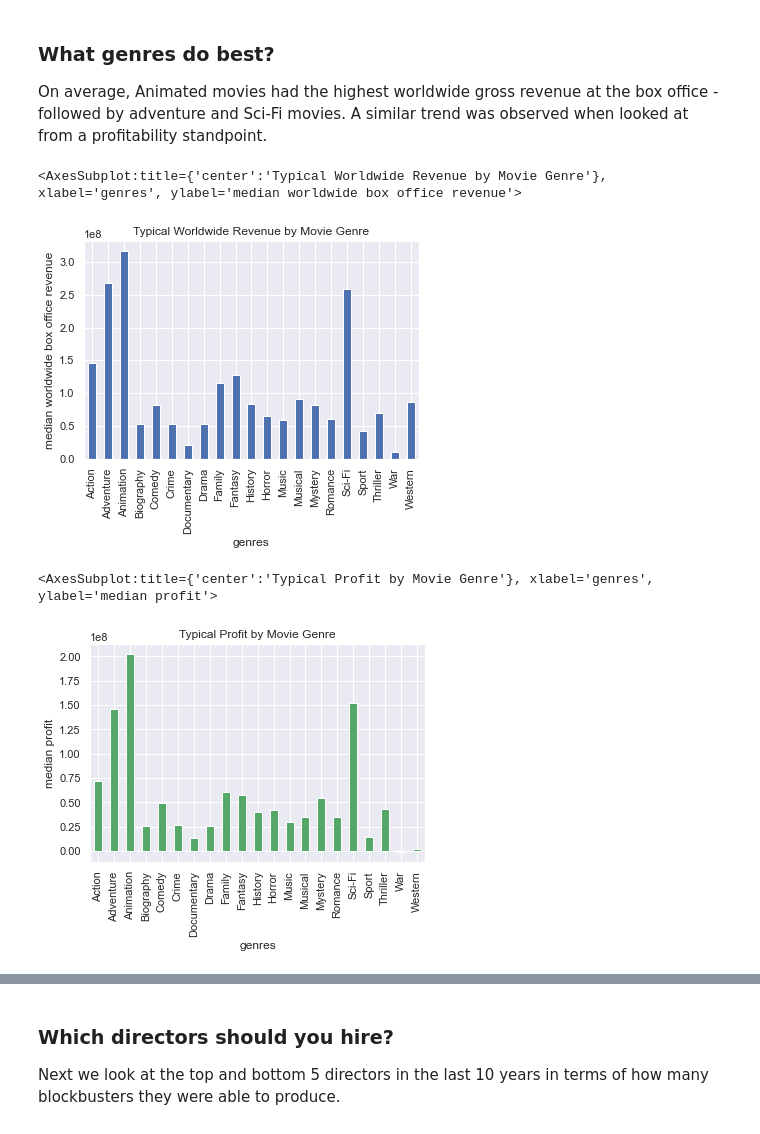
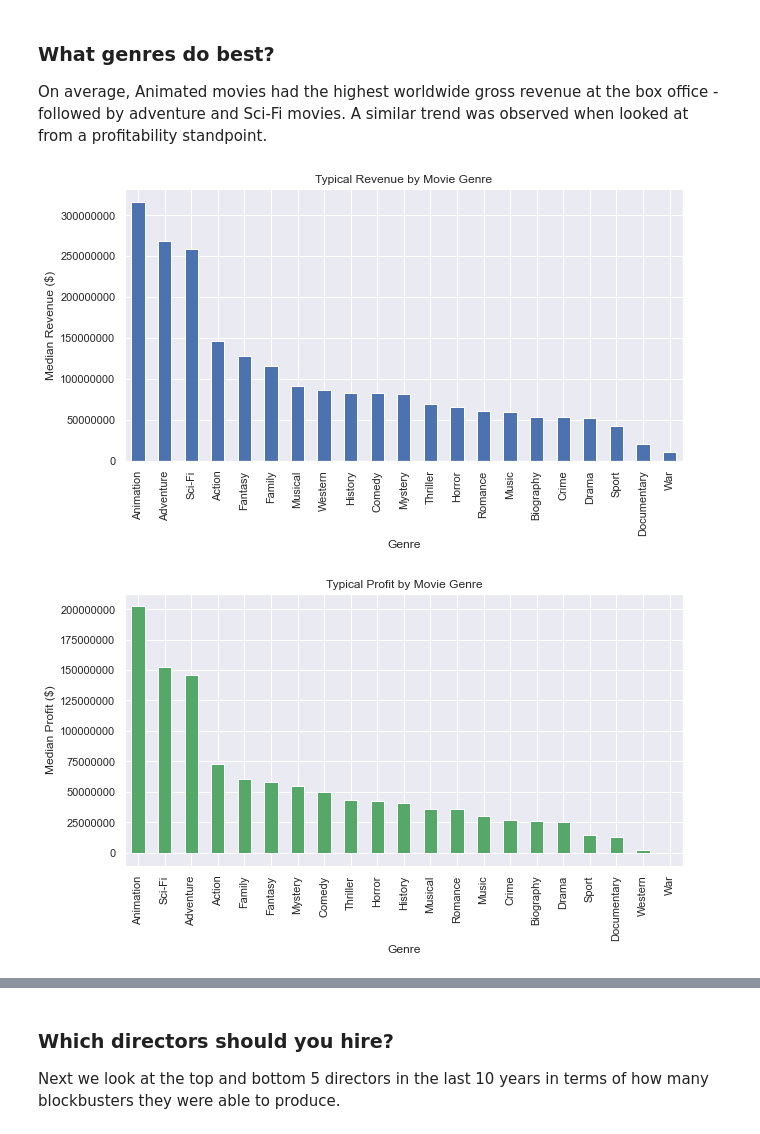
Before and after one commit to robertharrow/microsoft-movie-studio-analysis, a Jupyter notebook: microsoft_movie_studio_analysis.ipynb, the cells around one changed output, grey strips where cells are left out. Cells and saved outputs as stored; diff of their text form; code cells hidden in the pictures.

Commit message:
Fixed charts

```diff
--- a/microsoft_movie_studio_analysis.ipynb
+++ b/microsoft_movie_studio_analysis.ipynb
@@ -697,19 +725,23 @@ combined_data["production_budget"].corr(combined_data["profit"])
 
 On average, Animated movies had the highest worldwide gross revenue at the box office - followed by adventure and Sci-Fi movies. A similar trend was observed when looked at from a profitability standpoint.
 # %%
-genre_data.groupby('genres')['worldwide_gross'].median().plot(kind='bar',
-                                                              legend=False,
-                                                              title='Typical Worldwide Revenue by Movie Genre',
-                                                              ylabel="median worldwide box office revenue")
+genres_revenue_plot = genre_data.groupby('genres')['worldwide_gross'].median().sort_values(ascending=False)
+ax = genres_revenue_plot.plot(
+     kind='bar',
+     title='Typical Revenue by Movie Genre',
+     figsize=(10, 5))
+ax.set(xlabel='Genre', ylabel='Median Revenue ($)')
+plt.ticklabel_format(style='plain', axis='y')
 # %% [output]
-<AxesSubplot:title={'center':'Typical Worldwide Revenue by Movie Genre'}, xlabel='genres', ylabel='median worldwide box office revenue'>
-[figure, old version]
+[figure, new version]
 # %%
-genre_data.groupby('genres')['profit'].median().plot(kind='bar',
-                                                     legend=False,
-                                                     title='Typical Profit by Movie Genre',
-                                                     color="g",
-                                                     ylabel="median profit")
+genres_profit_plot = genre_data.groupby('genres')['profit'].median().sort_values(ascending=False)
+ax = genres_profit_plot.plot(
+     kind='bar',
+     title='Typical Profit by Movie Genre',
+     figsize=(10, 5),
+     color="g")
+ax.set(xlabel='Genre', ylabel='Median Profit ($)')
+plt.ticklabel_format(style='plain', axis='y')
 # %% [output]
-<AxesSubplot:title={'center':'Typical Profit by Movie Genre'}, xlabel='genres', ylabel='median profit'>
-[figure, old version]
+[figure, new version]
```
Also changed, not shown: parts of 25 cells of this notebook, 1 other file.
